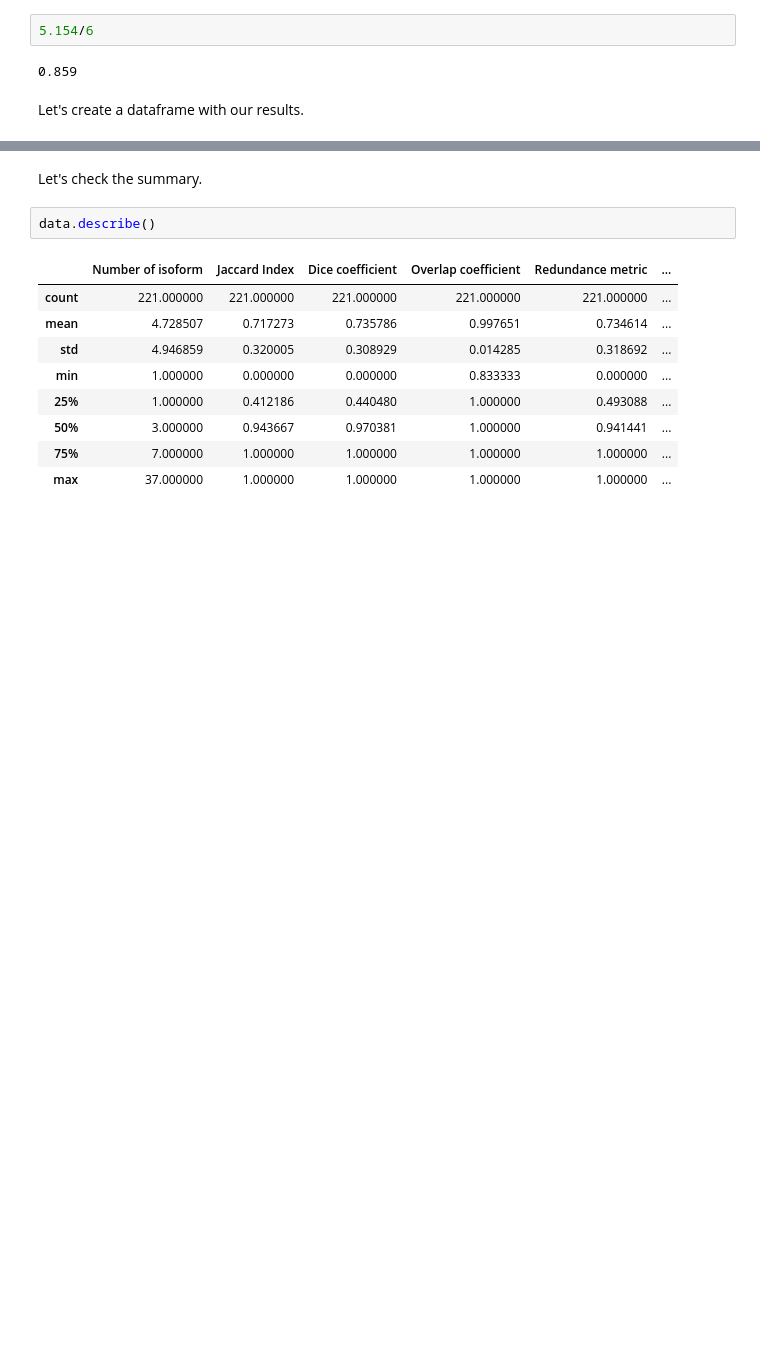
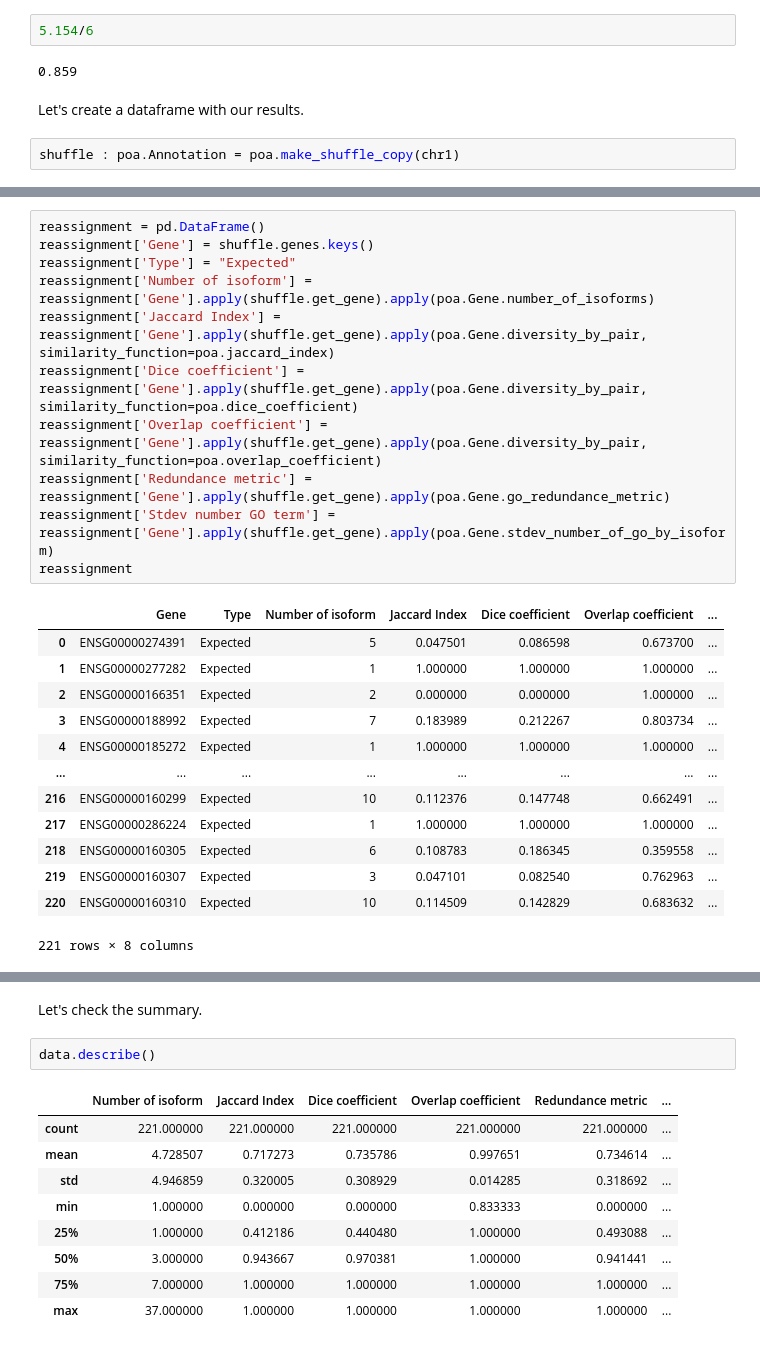
Before and after one commit to pierregerenton/multiisoformVSsingleisoform, a Jupyter notebook: src/analysis_notebook/intragene_isoform_diversity.ipynb, the cells around one changed output, grey strips where cells are left out. Cells and saved outputs as stored; diff of their text form; blank space fills up the shorter version.

Commit message:
allow iid to computed expected diversity

```diff
--- a/src/analysis_notebook/intragene_isoform_diversity.ipynb
+++ b/src/analysis_notebook/intragene_isoform_diversity.ipynb
@@ -129,6 +129,8 @@ poa.gogo_similarity_between_transcript(chr1.genes['ENSG00000142197']['ENST000006
 0.859
 # %% [markdown]
 Let's create a dataframe with our results.
+# %%
+shuffle : poa.Annotation = poa.make_shuffle_copy(chr1)
 # %%
 data = pd.DataFrame()
 data['Gene'] = chr1.genes.keys()
@@ -159,0 +163,25 @@ data
+# %%
+reassignment = pd.DataFrame()
+reassignment['Gene'] = shuffle.genes.keys()
+reassignment['Type'] = "Expected"
+reassignment['Number of isoform'] = reassignment['Gene'].apply(shuffle.get_gene).apply(poa.Gene.number_of_isoforms)
+reassignment['Jaccard Index'] = reassignment['Gene'].apply(shuffle.get_gene).apply(poa.Gene.diversity_by_pair, similarity_function=poa.jaccard_index)
+reassignment['Dice coefficient'] = reassignment['Gene'].apply(shuffle.get_gene).apply(poa.Gene.diversity_by_pair, similarity_function=poa.dice_coefficient)
+reassignment['Overlap coefficient'] = reassignment['Gene'].apply(shuffle.get_gene).apply(poa.Gene.diversity_by_pair, similarity_function=poa.overlap_coefficient)
+reassignment['Redundance metric'] = reassignment['Gene'].apply(shuffle.get_gene).apply(poa.Gene.go_redundance_metric)
+reassignment['Stdev number GO term'] = reassignment['Gene'].apply(shuffle.get_gene).apply(poa.Gene.stdev_number_of_go_by_isoform)
+reassignment
+# %% [output]
+|  | Gene | Type | Number of isoform | Jaccard Index | Dice coefficient | Overlap coefficient | ... |
+| 0 | ENSG00000274391 | Expected | 5 | 0.047501 | 0.086598 | 0.673700 | ... |
+| 1 | ENSG00000277282 | Expected | 1 | 1.000000 | 1.000000 | 1.000000 | ... |
+| 2 | ENSG00000166351 | Expected | 2 | 0.000000 | 0.000000 | 1.000000 | ... |
+| 3 | ENSG00000188992 | Expected | 7 | 0.183989 | 0.212267 | 0.803734 | ... |
+| 4 | ENSG00000185272 | Expected | 1 | 1.000000 | 1.000000 | 1.000000 | ... |
+| ... | ... | ... | ... | ... | ... | ... | ... |
+| 216 | ENSG00000160299 | Expected | 10 | 0.112376 | 0.147748 | 0.662491 | ... |
+| 217 | ENSG00000286224 | Expected | 1 | 1.000000 | 1.000000 | 1.000000 | ... |
+| 218 | ENSG00000160305 | Expected | 6 | 0.108783 | 0.186345 | 0.359558 | ... |
+| 219 | ENSG00000160307 | Expected | 3 | 0.047101 | 0.082540 | 0.762963 | ... |
+| 220 | ENSG00000160310 | Expected | 10 | 0.114509 | 0.142829 | 0.683632 | ... |
+221 rows × 8 columns
```
Also changed, not shown: parts of 4 cells of this notebook, 1 other file.
